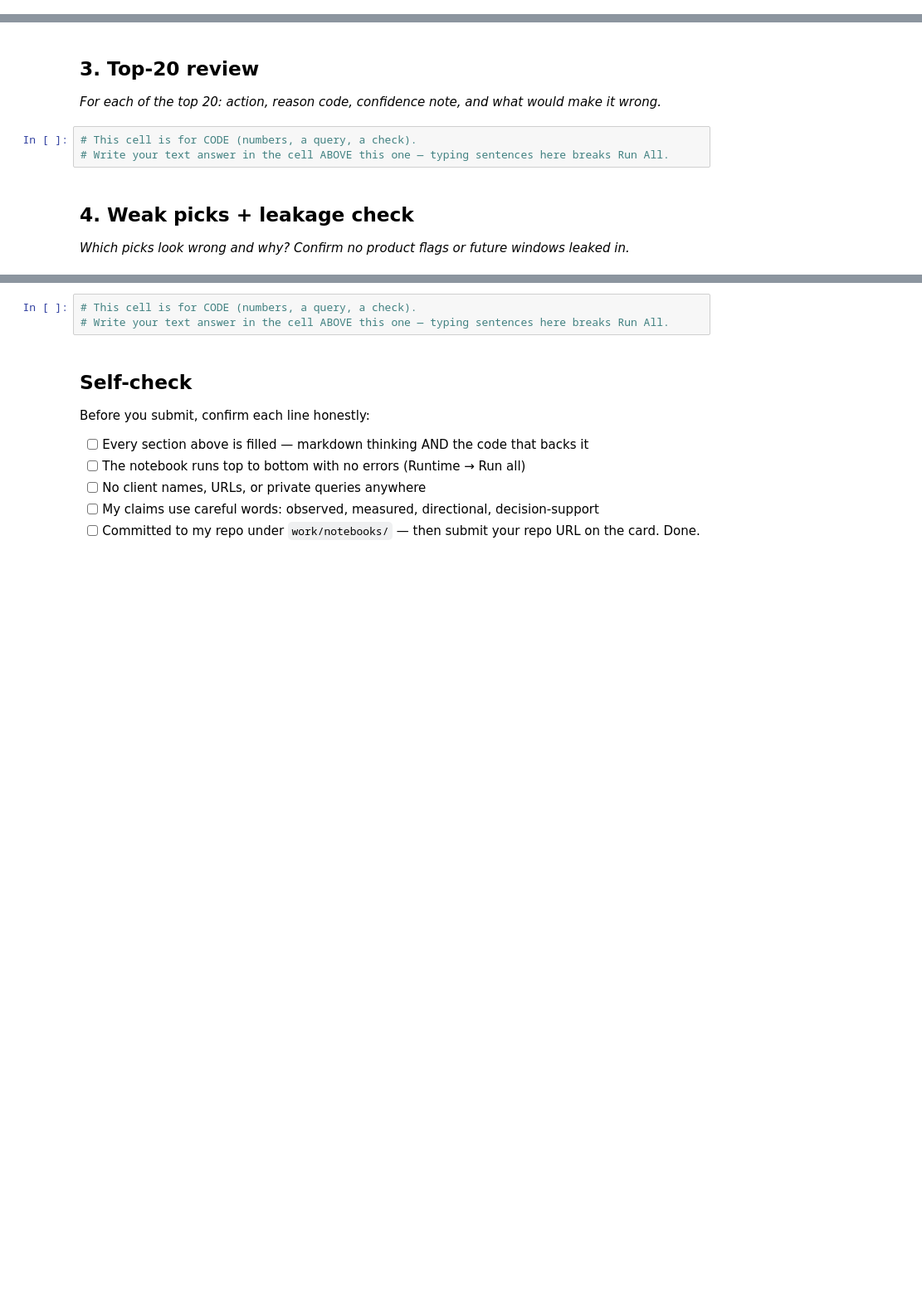
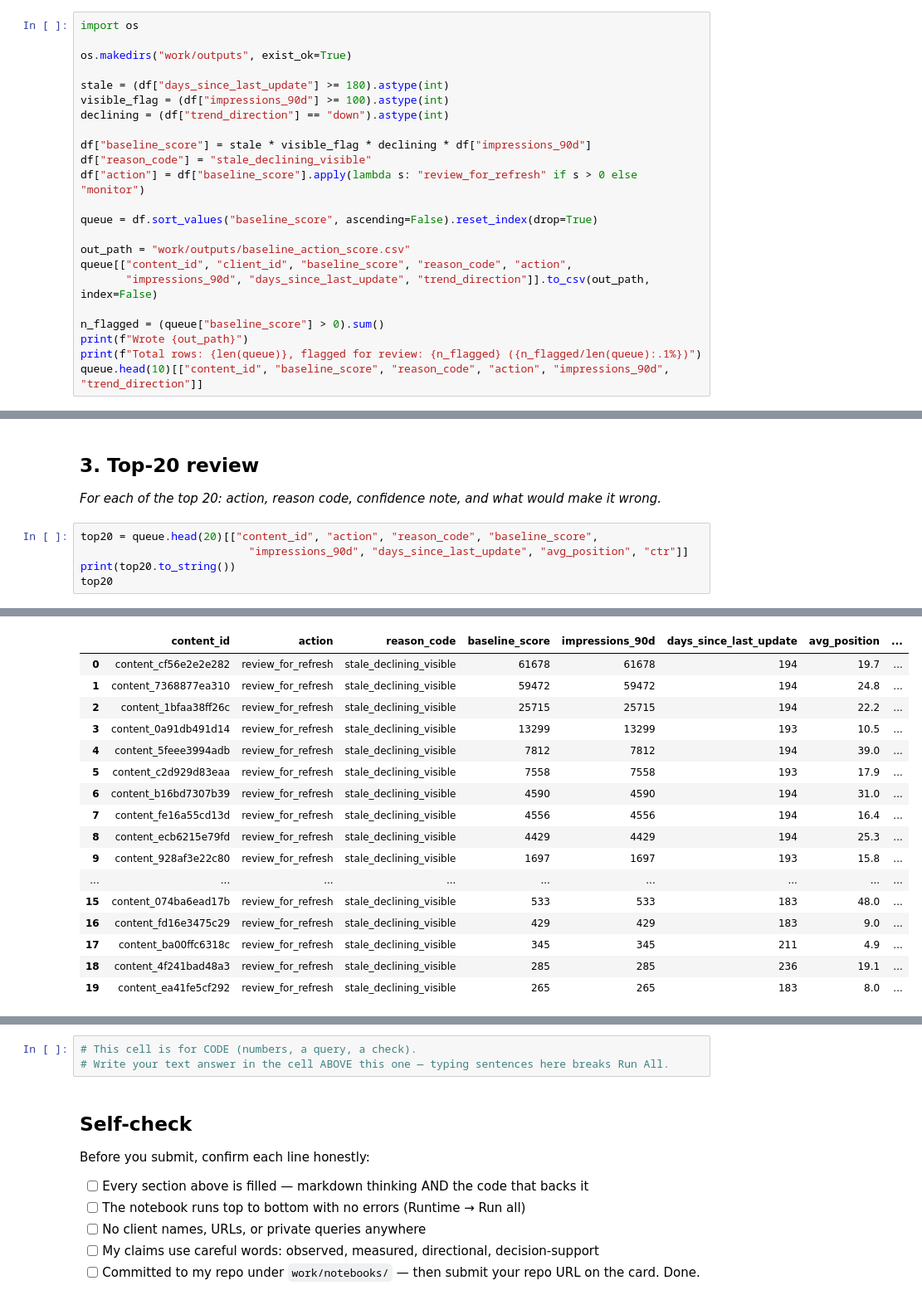
Before and after one commit to muhammadhany222/flyrank-ml-assignment1, a Jupyter notebook: work/notebooks/w04_baseline_score.ipynb, the cells around one changed output, grey strips where cells are left out. Shown at 83% size. Saved outputs shown, nothing was run; the diff lists cells and outputs as text; blank space fills up the shorter version.

```diff
--- a/work/notebooks/w04_baseline_score.ipynb
+++ b/work/notebooks/w04_baseline_score.ipynb
@@ -22,0 +98,23 @@ This skeleton is yours to fill. Work the sections **in order** — each one has
+# %%
+import os
+
+os.makedirs("work/outputs", exist_ok=True)
+
+stale = (df["days_since_last_update"] >= 180).astype(int)
+visible_flag = (df["impressions_90d"] >= 100).astype(int)
+declining = (df["trend_direction"] == "down").astype(int)
+
+df["baseline_score"] = stale * visible_flag * declining * df["impressions_90d"]
+df["reason_code"] = "stale_declining_visible"
+df["action"] = df["baseline_score"].apply(lambda s: "review_for_refresh" if s > 0 else "monitor")
+
+queue = df.sort_values("baseline_score", ascending=False).reset_index(drop=True)
+
+out_path = "work/outputs/baseline_action_score.csv"
+queue[["content_id", "client_id", "baseline_score", "reason_code", "action",
+       "impressions_90d", "days_since_last_update", "trend_direction"]].to_csv(out_path, index=False)
+
+n_flagged = (queue["baseline_score"] > 0).sum()
+print(f"Wrote {out_path}")
+print(f"Total rows: {len(queue)}, flagged for review: {n_flagged} ({n_flagged/len(queue):.1%})")
+queue.head(10)[["content_id", "baseline_score", "reason_code", "action", "impressions_90d", "trend_direction"]]
@@ -24,10 +136,9 @@ This skeleton is yours to fill. Work the sections **in order** — each one has
 ## 3. Top-20 review
 
 *For each of the top 20: action, reason code, confidence note, and what would make it wrong.*
-# %%
-# This cell is for CODE (numbers, a query, a check).
-# Write your text answer in the cell ABOVE this one — typing sentences here breaks Run All.
-# %% [markdown]
-## 4. Weak picks + leakage check
-
-*Which picks look wrong and why? Confirm no product flags or future windows leaked in.*
+# %%
+top20 = queue.head(20)[["content_id", "action", "reason_code", "baseline_score",
+                          "impressions_90d", "days_since_last_update", "avg_position", "ctr"]]
+print(top20.to_string())
+top20
+# %% [output]
@@ -33,0 +162,17 @@ This skeleton is yours to fill. Work the sections **in order** — each one has
+|  | content_id | action | reason_code | baseline_score | impressions_90d | days_since_last_update | avg_position | ... |
+| 0 | content_cf56e2e2e282 | review_for_refresh | stale_declining_visible | 61678 | 61678 | 194 | 19.7 | ... |
+| 1 | content_7368877ea310 | review_for_refresh | stale_declining_visible | 59472 | 59472 | 194 | 24.8 | ... |
+| 2 | content_1bfaa38ff26c | review_for_refresh | stale_declining_visible | 25715 | 25715 | 194 | 22.2 | ... |
+| 3 | content_0a91db491d14 | review_for_refresh | stale_declining_visible | 13299 | 13299 | 193 | 10.5 | ... |
+| 4 | content_5feee3994adb | review_for_refresh | stale_declining_visible | 7812 | 7812 | 194 | 39.0 | ... |
+| 5 | content_c2d929d83eaa | review_for_refresh | stale_declining_visible | 7558 | 7558 | 193 | 17.9 | ... |
+| 6 | content_b16bd7307b39 | review_for_refresh | stale_declining_visible | 4590 | 4590 | 194 | 31.0 | ... |
+| 7 | content_fe16a55cd13d | review_for_refresh | stale_declining_visible | 4556 | 4556 | 194 | 16.4 | ... |
+| 8 | content_ecb6215e79fd | review_for_refresh | stale_declining_visible | 4429 | 4429 | 194 | 25.3 | ... |
+| 9 | content_928af3e22c80 | review_for_refresh | stale_declining_visible | 1697 | 1697 | 193 | 15.8 | ... |
+| ... | ... | ... | ... | ... | ... | ... | ... | ... |
+| 15 | content_074ba6ead17b | review_for_refresh | stale_declining_visible | 533 | 533 | 183 | 48.0 | ... |
+| 16 | content_fd16e3475c29 | review_for_refresh | stale_declining_visible | 429 | 429 | 183 | 9.0 | ... |
+| 17 | content_ba00ffc6318c | review_for_refresh | stale_declining_visible | 345 | 345 | 211 | 4.9 | ... |
+| 18 | content_4f241bad48a3 | review_for_refresh | stale_declining_visible | 285 | 285 | 236 | 19.1 | ... |
+| 19 | content_ea41fe5cf292 | review_for_refresh | stale_declining_visible | 265 | 265 | 183 | 8.0 | ... |
```
Also changed, not shown: parts of 12 cells of this notebook.
